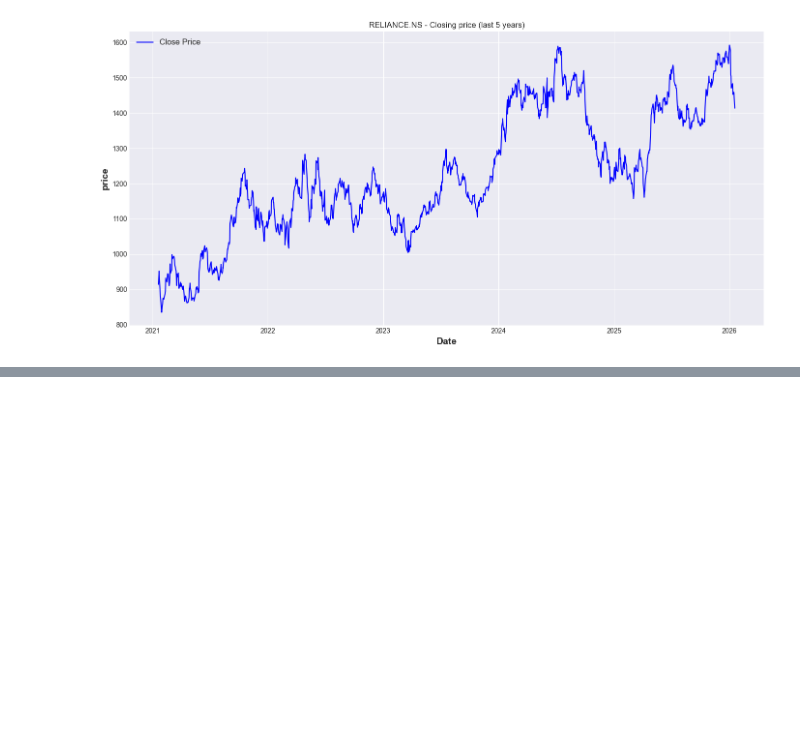
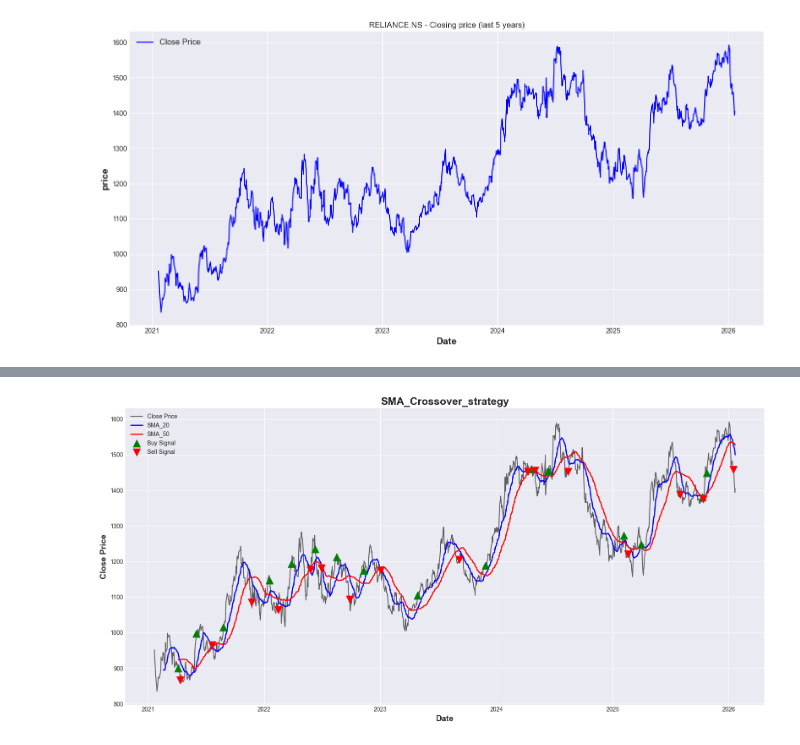
Before and after one commit to Pranavkumar1605/SMA_crossover_indian_stocks, a Jupyter notebook: notebooks/sma_crossover_analysis.ipynb, the cells around one changed output, grey strips where cells are left out. Saved outputs shown, nothing was run; the diff lists cells and outputs as text; code cells hidden in the pictures; blank space fills up the shorter version.

```diff
--- a/notebooks/sma_crossover_analysis.ipynb
+++ b/notebooks/sma_crossover_analysis.ipynb
@@ -93,0 +94,17 @@ Sell signals:16
+# %%
+fig, ax = plt.subplots(figsize = (16,8))
+ax.plot(df_signals.index, df_signals['Close'], label = "Close Price", color = 'black', linewidth = 1.5, alpha = 0.6)
+ax.plot(df_signals.index, df_signals['SMA_20'], label = "SMA_20", color = 'blue', linewidth = 2)
+ax.plot(df_signals.index, df_signals['SMA_50'], label = "SMA_50", color = 'red', linewidth = 2)
+buy_signals = df_signals[df_signals['Signal'] == 1]
+ax.scatter(buy_signals.index, buy_signals['Close'], marker ="^",color = 'green',s =150, zorder = 5, label ='Buy Signal')
+sell_signals = df_signals[df_signals['Signal']==-1]
+ax.scatter(sell_signals.index, sell_signals['Close'], marker = "v", color ='red',s=150, zorder = 5, label='Sell Signal')
+ax.set_title("SMA_Crossover_strategy", fontsize = 18, fontweight = 'bold')
+ax.legend(loc = 'best')
+ax.set_xlabel("Date", fontsize = 14, fontweight = "bold")
+ax.set_ylabel("Close Price", fontsize = 14, fontweight = 'bold')
+fig.tight_layout()
+plt.show()
+# %% [output]
+[figure, added]
```
Also changed, not shown: parts of 4 cells of this notebook.
